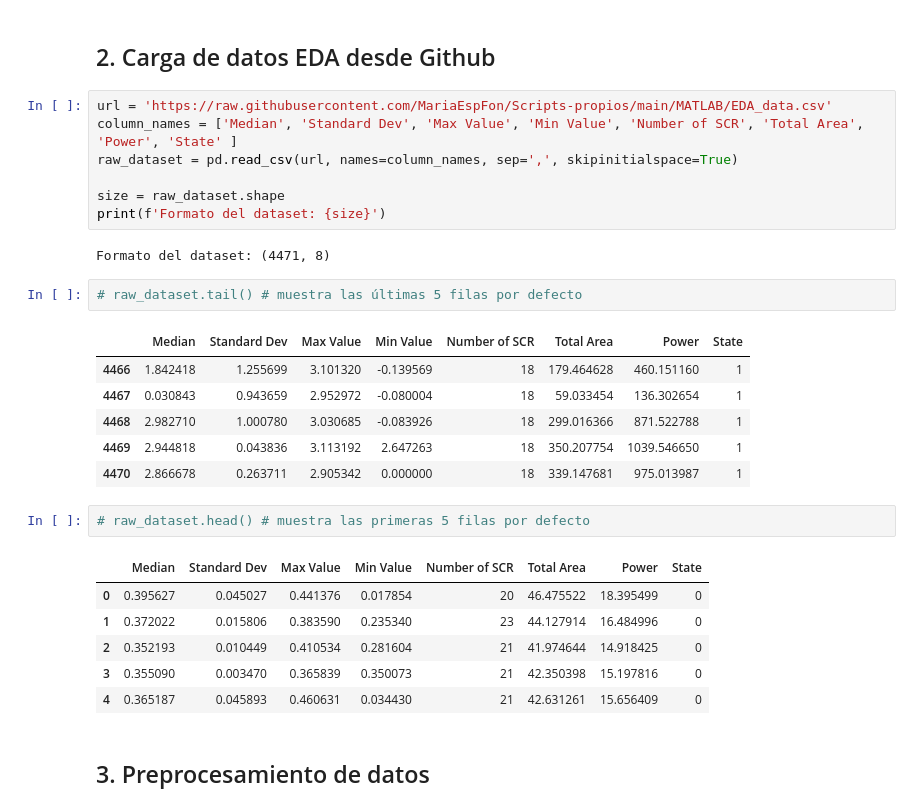
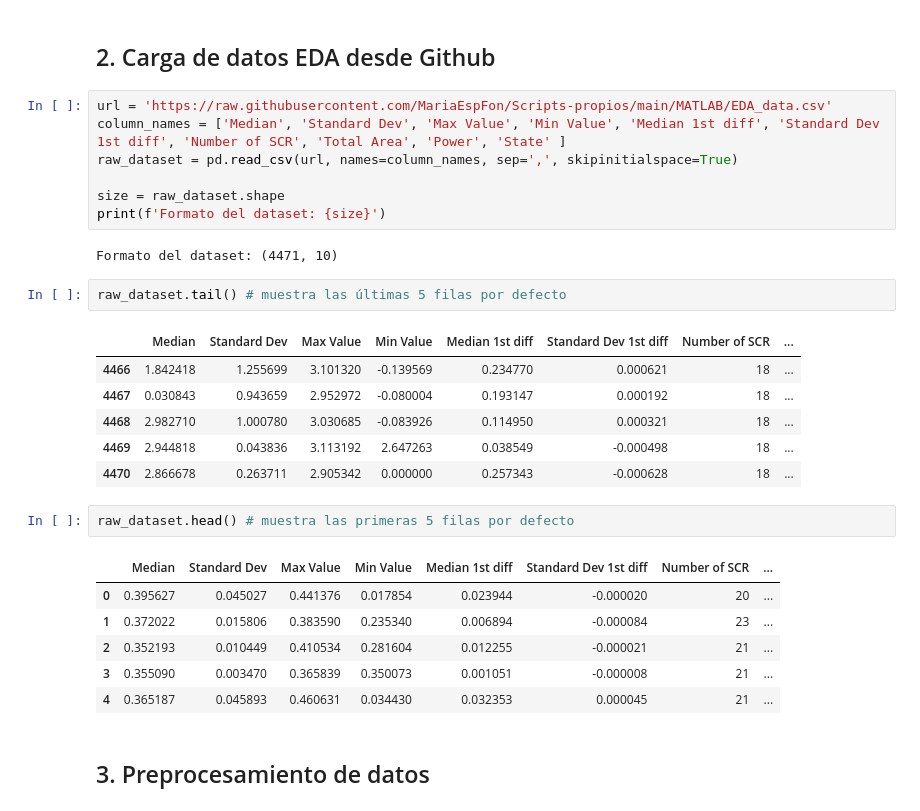
Before and after one commit to MariaEspFon/Scripts-propios, a Jupyter notebook: TensorFlow/CNN_model.ipynb, the cells around one changed output. Saved outputs shown, nothing was run; the diff lists cells and outputs as text.

```diff
--- a/TensorFlow/CNN_model.ipynb
+++ b/TensorFlow/CNN_model.ipynb
@@ -24,31 +24,31 @@ TensorFlow version:  2.18.0
 ## 2. Carga de datos EDA desde Github
 # %%
 url = 'https://raw.githubusercontent.com/MariaEspFon/Scripts-propios/main/MATLAB/EDA_data.csv'
-column_names = ['Median', 'Standard Dev', 'Max Value', 'Min Value', 'Number of SCR', 'Total Area', 'Power', 'State' ]
+column_names = ['Median', 'Standard Dev', 'Max Value', 'Min Value', 'Median 1st diff', 'Standard Dev 1st diff', 'Number of SCR', 'Total Area', 'Power', 'State' ]
 raw_dataset = pd.read_csv(url, names=column_names, sep=',', skipinitialspace=True)
 
 size = raw_dataset.shape
 print(f'Formato del dataset: {size}')
 # %% [output]
-Formato del dataset: (4471, 8)
+Formato del dataset: (4471, 10)
 # %%
-# raw_dataset.tail() # muestra las últimas 5 filas por defecto
+raw_dataset.tail() # muestra las últimas 5 filas por defecto
 # %% [output]
-|  | Median | Standard Dev | Max Value | Min Value | Number of SCR | Total Area | Power | State |
-| 4466 | 1.842418 | 1.255699 | 3.101320 | -0.139569 | 18 | 179.464628 | 460.151160 | 1 |
-| 4467 | 0.030843 | 0.943659 | 2.952972 | -0.080004 | 18 | 59.033454 | 136.302654 | 1 |
-| 4468 | 2.982710 | 1.000780 | 3.030685 | -0.083926 | 18 | 299.016366 | 871.522788 | 1 |
-| 4469 | 2.944818 | 0.043836 | 3.113192 | 2.647263 | 18 | 350.207754 | 1039.546650 | 1 |
-| 4470 | 2.866678 | 0.263711 | 2.905342 | 0.000000 | 18 | 339.147681 | 975.013987 | 1 |
+|  | Median | Standard Dev | Max Value | Min Value | Median 1st diff | Standard Dev 1st diff | Number of SCR | ... |
+| 4466 | 1.842418 | 1.255699 | 3.101320 | -0.139569 | 0.234770 | 0.000621 | 18 | ... |
+| 4467 | 0.030843 | 0.943659 | 2.952972 | -0.080004 | 0.193147 | 0.000192 | 18 | ... |
+| 4468 | 2.982710 | 1.000780 | 3.030685 | -0.083926 | 0.114950 | 0.000321 | 18 | ... |
+| 4469 | 2.944818 | 0.043836 | 3.113192 | 2.647263 | 0.038549 | -0.000498 | 18 | ... |
+| 4470 | 2.866678 | 0.263711 | 2.905342 | 0.000000 | 0.257343 | -0.000628 | 18 | ... |
 # %%
-# raw_dataset.head() # muestra las primeras 5 filas por defecto
+raw_dataset.head() # muestra las primeras 5 filas por defecto
 # %% [output]
-|  | Median | Standard Dev | Max Value | Min Value | Number of SCR | Total Area | Power | State |
-| 0 | 0.395627 | 0.045027 | 0.441376 | 0.017854 | 20 | 46.475522 | 18.395499 | 0 |
-| 1 | 0.372022 | 0.015806 | 0.383590 | 0.235340 | 23 | 44.127914 | 16.484996 | 0 |
-| 2 | 0.352193 | 0.010449 | 0.410534 | 0.281604 | 21 | 41.974644 | 14.918425 | 0 |
-| 3 | 0.355090 | 0.003470 | 0.365839 | 0.350073 | 21 | 42.350398 | 15.197816 | 0 |
-| 4 | 0.365187 | 0.045893 | 0.460631 | 0.034430 | 21 | 42.631261 | 15.656409 | 0 |
+|  | Median | Standard Dev | Max Value | Min Value | Median 1st diff | Standard Dev 1st diff | Number of SCR | ... |
+| 0 | 0.395627 | 0.045027 | 0.441376 | 0.017854 | 0.023944 | -0.000020 | 20 | ... |
+| 1 | 0.372022 | 0.015806 | 0.383590 | 0.235340 | 0.006894 | -0.000084 | 23 | ... |
+| 2 | 0.352193 | 0.010449 | 0.410534 | 0.281604 | 0.012255 | -0.000021 | 21 | ... |
+| 3 | 0.355090 | 0.003470 | 0.365839 | 0.350073 | 0.001051 | -0.000008 | 21 | ... |
+| 4 | 0.365187 | 0.045893 | 0.460631 | 0.034430 | 0.032353 | 0.000045 | 21 | ... |
 # %% [markdown]
 ## 3. Preprocesamiento de datos
 # %% [markdown]
```
Also changed, not shown: parts of 8 cells of this notebook.
